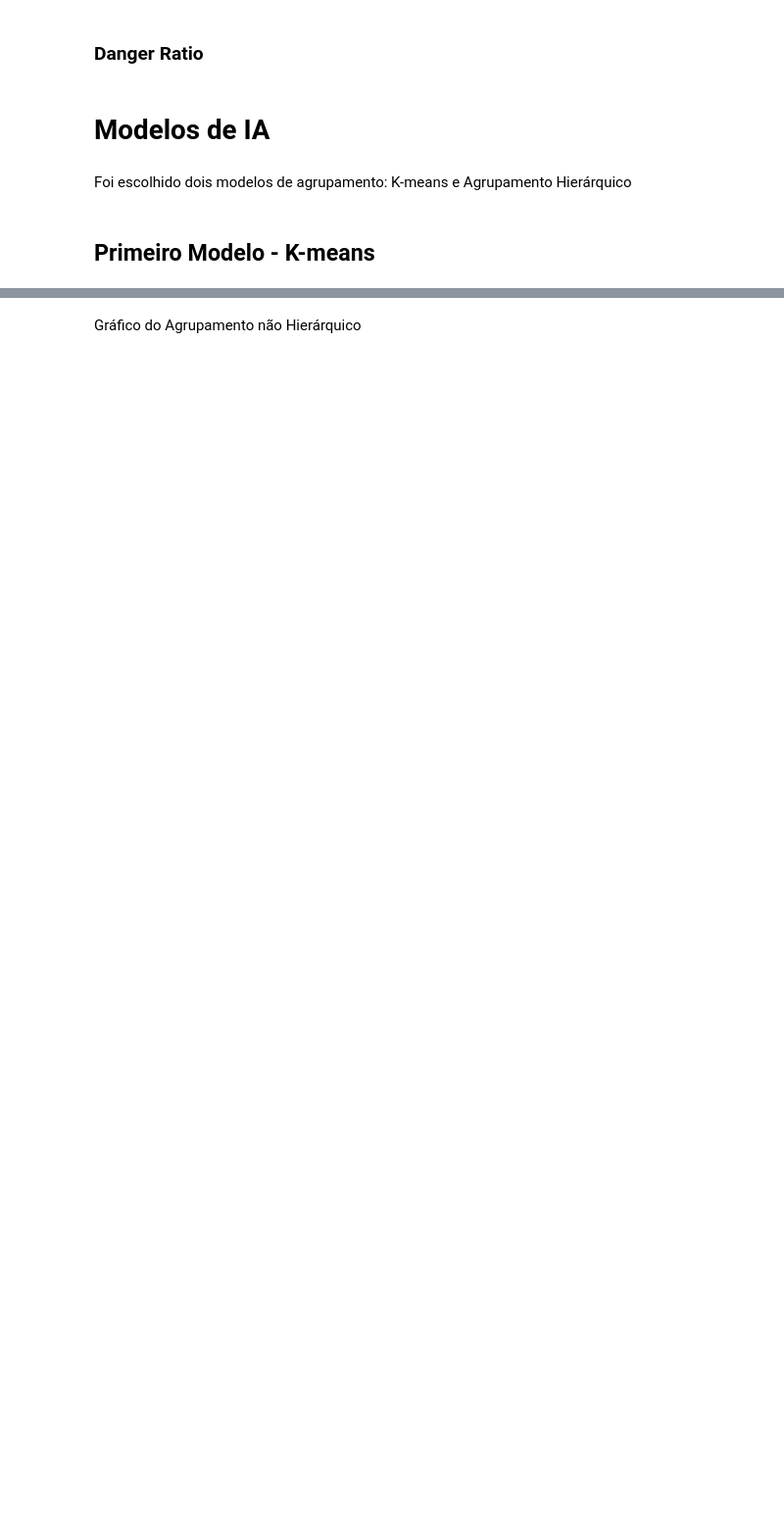
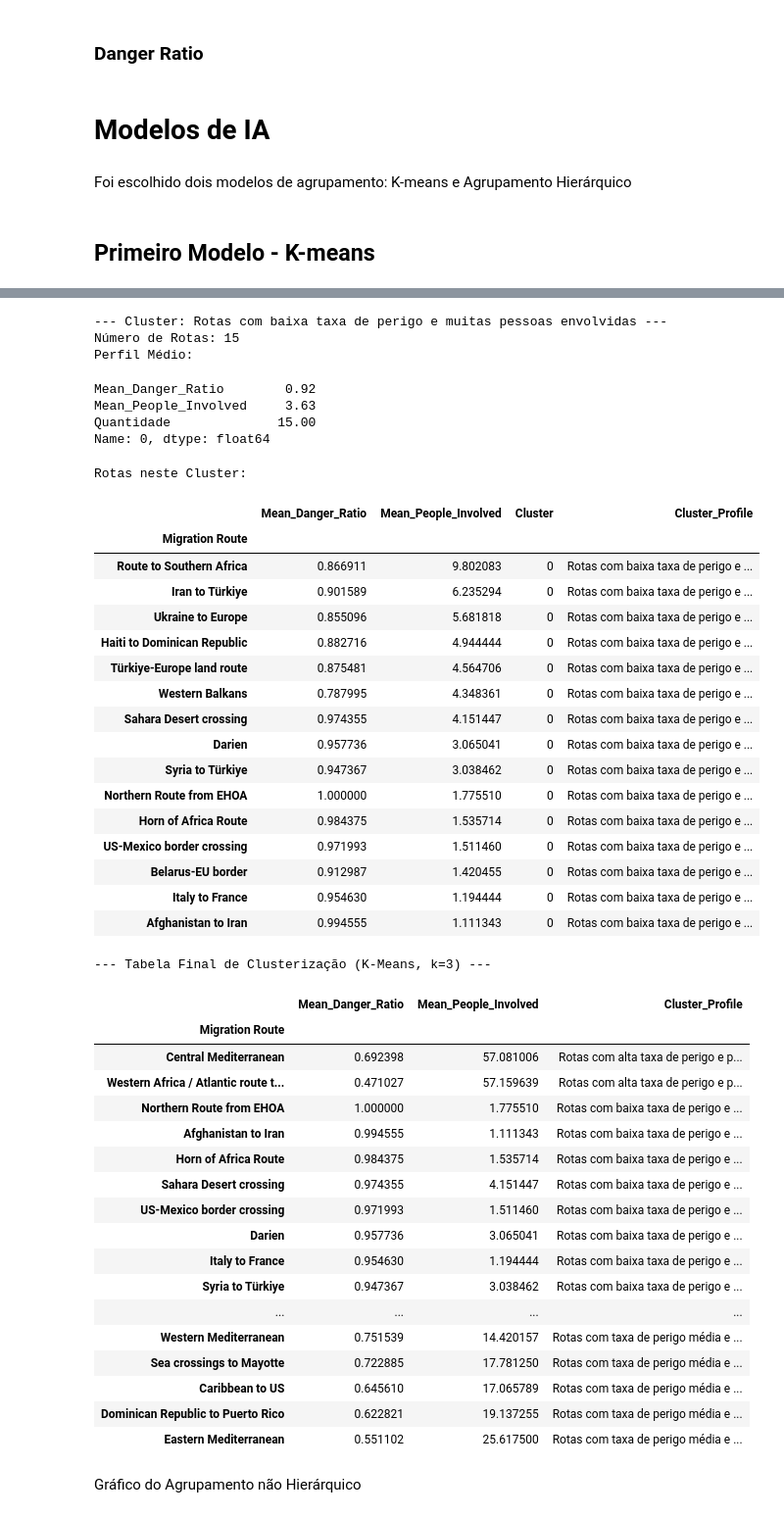
Before and after one commit to joaopedromarcondes/Trabalho-IA, a Jupyter notebook: Trabalho_IA.ipynb, the cells around one changed output, grey strips where cells are left out. Shown at 98% size. Drawn from its saved outputs; the diff is of its cells as text; code cells hidden in the pictures; blank space fills up the shorter version.

```diff
--- a/Trabalho_IA.ipynb
+++ b/Trabalho_IA.ipynb
@@ -163,13 +232,14 @@ for cluster_label, profile_name in profile_map.items():
     cluster_data = normalized_summary[normalized_summary['Cluster'] == cluster_label]
     print(f"Número de Rotas: {len(cluster_data)}")
     print("Perfil Médio:")
-    print(cluster_profiles.loc[cluster_label].round(2))
+    display(cluster_profiles.loc[cluster_label].round(2))
     print("\nRotas neste Cluster:")
-    print(cluster_data.sort_values('Mean_People_Involved', ascending=False))
+    display(cluster_data.sort_values('Mean_People_Involved', ascending=False))
 
 
 #Tabela com cada uma das rotas, seus valores e seu cluster
 print("--- Tabela Final de Clusterização (K-Means, k=3) ---")
 final_table_kmeans = normalized_summary[['Mean_Danger_Ratio', 'Mean_People_Involved', 'Cluster_Profile']].copy()
 final_table_kmeans.sort_values(by=['Cluster_Profile', 'Mean_Danger_Ratio'], ascending=[True, False], inplace=True)
-print(final_table_kmeans.to_string())
+display(final_table_kmeans)
+# %% [output]
@@ -176,3 +287,47 @@ print(final_table_kmeans.to_string())
+--- Cluster: Rotas com baixa taxa de perigo e muitas pessoas envolvidas ---
+Número de Rotas: 15
+Perfil Médio:
+Mean_Danger_Ratio        0.92
+Mean_People_Involved     3.63
+Quantidade              15.00
+Name: 0, dtype: float64
+Rotas neste Cluster:
+|  | Mean_Danger_Ratio | Mean_People_Involved | Cluster | Cluster_Profile |
+| Migration Route |  |  |  |  |
+| Route to Southern Africa | 0.866911 | 9.802083 | 0 | Rotas com baixa taxa de perigo e ... |
+| Iran to Türkiye | 0.901589 | 6.235294 | 0 | Rotas com baixa taxa de perigo e ... |
+| Ukraine to Europe | 0.855096 | 5.681818 | 0 | Rotas com baixa taxa de perigo e ... |
+| Haiti to Dominican Republic | 0.882716 | 4.944444 | 0 | Rotas com baixa taxa de perigo e ... |
+| Türkiye-Europe land route | 0.875481 | 4.564706 | 0 | Rotas com baixa taxa de perigo e ... |
+| Western Balkans | 0.787995 | 4.348361 | 0 | Rotas com baixa taxa de perigo e ... |
+| Sahara Desert crossing | 0.974355 | 4.151447 | 0 | Rotas com baixa taxa de perigo e ... |
+| Darien | 0.957736 | 3.065041 | 0 | Rotas com baixa taxa de perigo e ... |
+| Syria to Türkiye | 0.947367 | 3.038462 | 0 | Rotas com baixa taxa de perigo e ... |
+| Northern Route from EHOA | 1.000000 | 1.775510 | 0 | Rotas com baixa taxa de perigo e ... |
+| Horn of Africa Route | 0.984375 | 1.535714 | 0 | Rotas com baixa taxa de perigo e ... |
+| US-Mexico border crossing | 0.971993 | 1.511460 | 0 | Rotas com baixa taxa de perigo e ... |
+| Belarus-EU border | 0.912987 | 1.420455 | 0 | Rotas com baixa taxa de perigo e ... |
+| Italy to France | 0.954630 | 1.194444 | 0 | Rotas com baixa taxa de perigo e ... |
+| Afghanistan to Iran | 0.994555 | 1.111343 | 0 | Rotas com baixa taxa de perigo e ... |
+--- Tabela Final de Clusterização (K-Means, k=3) ---
+|  | Mean_Danger_Ratio | Mean_People_Involved | Cluster_Profile |
+| Migration Route |  |  |  |
+| Central Mediterranean | 0.692398 | 57.081006 | Rotas com alta taxa de perigo e p... |
+| Western Africa / Atlantic route t... | 0.471027 | 57.159639 | Rotas com alta taxa de perigo e p... |
+| Northern Route from EHOA | 1.000000 | 1.775510 | Rotas com baixa taxa de perigo e ... |
+| Afghanistan to Iran | 0.994555 | 1.111343 | Rotas com baixa taxa de perigo e ... |
+| Horn of Africa Route | 0.984375 | 1.535714 | Rotas com baixa taxa de perigo e ... |
+| Sahara Desert crossing | 0.974355 | 4.151447 | Rotas com baixa taxa de perigo e ... |
+| US-Mexico border crossing | 0.971993 | 1.511460 | Rotas com baixa taxa de perigo e ... |
+| Darien | 0.957736 | 3.065041 | Rotas com baixa taxa de perigo e ... |
+| Italy to France | 0.954630 | 1.194444 | Rotas com baixa taxa de perigo e ... |
+| Syria to Türkiye | 0.947367 | 3.038462 | Rotas com baixa taxa de perigo e ... |
+| ... | ... | ... | ... |
+| Western Mediterranean | 0.751539 | 14.420157 | Rotas com taxa de perigo média e ... |
+| Sea crossings to Mayotte | 0.722885 | 17.781250 | Rotas com taxa de perigo média e ... |
+| Caribbean to US | 0.645610 | 17.065789 | Rotas com taxa de perigo média e ... |
+| Dominican Republic to Puerto Rico | 0.622821 | 19.137255 | Rotas com taxa de perigo média e ... |
+| Eastern Mediterranean | 0.551102 | 25.617500 | Rotas com taxa de perigo média e ... |
 # %% [markdown]
 Gráfico do Agrupamento não Hierárquico
 # %%
```
Also changed, not shown: parts of 12 cells of this notebook.
